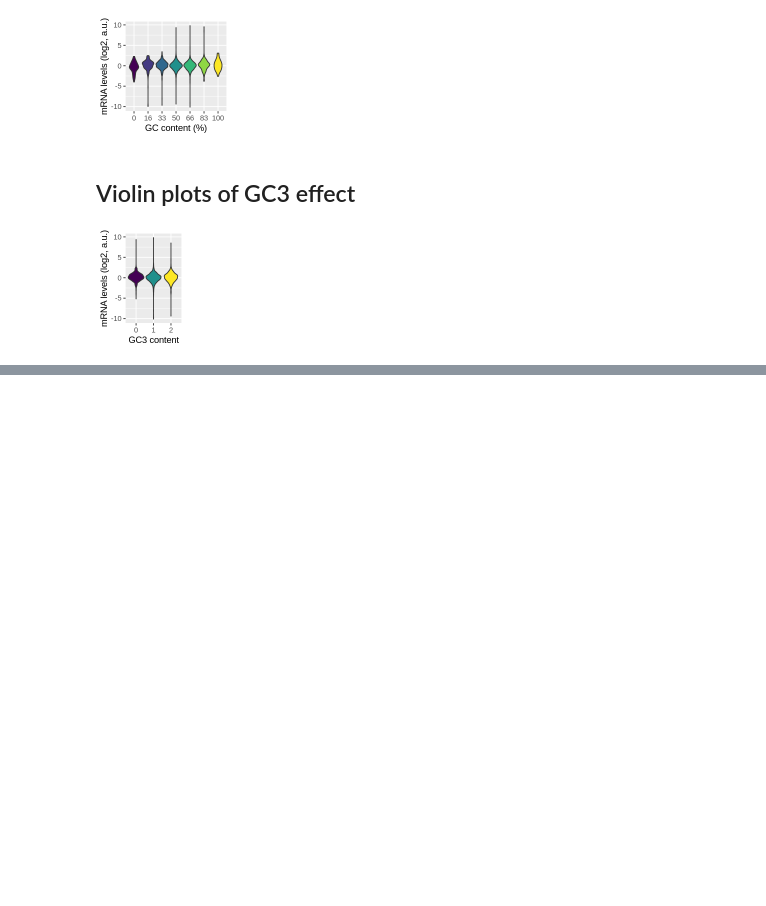
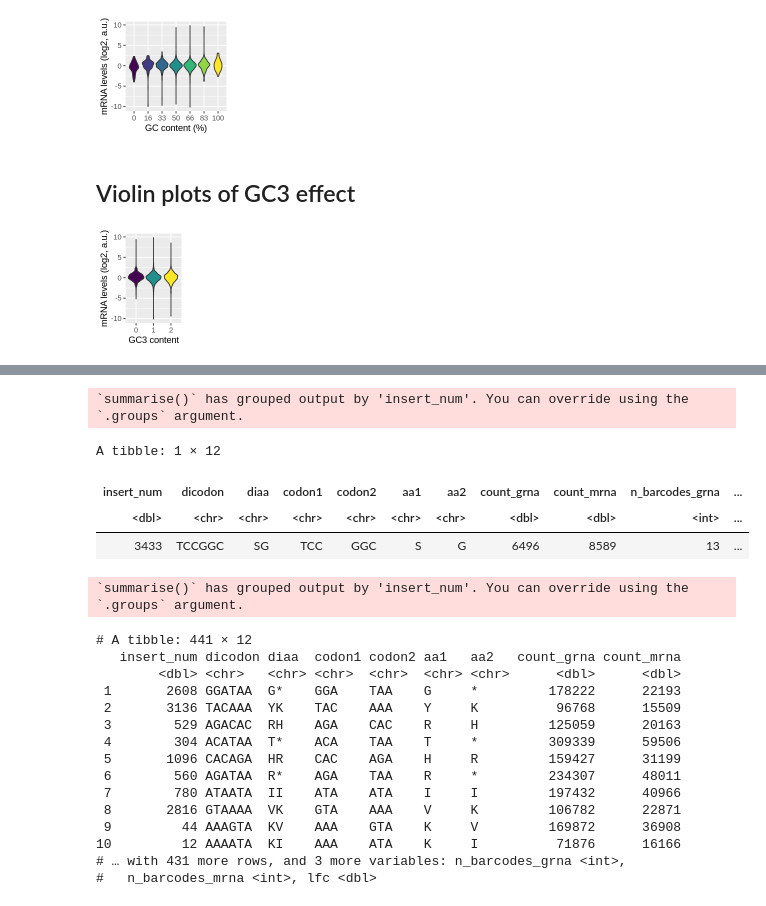
Before and after one commit to rasilab/burke_2022, a Jupyter notebook: analysis/barcode_seq/pool1_mrna/scripts/plot_8xdicodon_effects.ipynb, the cells around one changed output, grey strips where cells are left out. Cells and saved outputs as stored; diff of their text form; code cells hidden in the pictures; blank space fills up the shorter version.

```diff
--- a/analysis/barcode_seq/pool1_mrna/scripts/plot_8xdicodon_effects.ipynb
+++ b/analysis/barcode_seq/pool1_mrna/scripts/plot_8xdicodon_effects.ipynb
@@ -948,0 +943,58 @@ ggsave("../figures/gc3_content_violin.pdf", width = 1, height = 1.75)
+# %%
+# Get SG linker lfc value
+sg_value <- barcode_counts %>%
+  group_by(insert_num, sample_name) %>%
+  summarize(count = sum(barcode_count), n_barcodes = dplyr::n()) %>%
+  ungroup() %>%
+  inner_join(insert_annotations, by = "insert_num") %>%
+  filter(sample_name != 'gdna') %>%
+  filter(str_detect(dicodon, "TCCGGC")) %>%
+  pivot_wider(names_from = sample_name, values_from = c("count", "n_barcodes")) %>%
+  mutate(lfc = log2(count_mrna) - log2(count_grna))
+
+sg_value
+
+# Normalize by SG linker value
+sg_norm_diaa_lfc <- barcode_counts %>%
+  group_by(insert_num, sample_name) %>%
+  summarize(count = sum(barcode_count), n_barcodes = dplyr::n()) %>%
+  ungroup() %>%
+  inner_join(insert_annotations, by = "insert_num") %>%
+  filter(sample_name != 'gdna') %>%
+  group_by(diaa, aa1, aa2, sample_name) %>%
+  mutate(count = sum(count), n_barcodes = sum(n_barcodes)) %>%
+  ungroup() %>%
+  group_by(diaa, aa1, aa2) %>%
+  filter(sum(count) >= insert_reads_cutoff, sum(n_barcodes) >= n_barcodes_cutoff) %>%
+  ungroup() %>%
+  pivot_wider(names_from = sample_name, values_from = c("count", "n_barcodes")) %>%
+  mutate(lfc = log2(count_mrna) - log2(count_grna)) %>%
+  group_by(diaa, aa1, aa2) %>%
+  slice(1) %>%
+  ungroup() %>%
+  mutate(lfc = lfc - sg_value$lfc) %>%
+  arrange(lfc) %>% print
+
+# sg_norm_diaa_counts
+# %% [output]
+`summarise()` has grouped output by 'insert_num'. You can override using the `.groups` argument.
+A tibble: 1 × 12
+| insert_num | dicodon | diaa | codon1 | codon2 | aa1 | aa2 | count_grna | count_mrna | n_barcodes_grna | ... |
+| <dbl> | <chr> | <chr> | <chr> | <chr> | <chr> | <chr> | <dbl> | <dbl> | <int> | ... |
+| 3433 | TCCGGC | SG | TCC | GGC | S | G | 6496 | 8589 | 13 | ... |
+`summarise()` has grouped output by 'insert_num'. You can override using the `.groups` argument.
+# A tibble: 441 × 12
+   insert_num dicodon diaa  codon1 codon2 aa1   aa2   count_grna count_mrna
+        <dbl> <chr>   <chr> <chr>  <chr>  <chr> <chr>      <dbl>      <dbl>
+ 1       2608 GGATAA  G*    GGA    TAA    G     *         178222      22193
+ 2       3136 TACAAA  YK    TAC    AAA    Y     K          96768      15509
+ 3        529 AGACAC  RH    AGA    CAC    R     H         125059      20163
+ 4        304 ACATAA  T*    ACA    TAA    T     *         309339      59506
+ 5       1096 CACAGA  HR    CAC    AGA    H     R         159427      31199
+ 6        560 AGATAA  R*    AGA    TAA    R     *         234307      48011
+ 7        780 ATAATA  II    ATA    ATA    I     I         197432      40966
+ 8       2816 GTAAAA  VK    GTA    AAA    V     K         106782      22871
+ 9         44 AAAGTA  KV    AAA    GTA    K     V         169872      36908
+10         12 AAAATA  KI    AAA    ATA    K     I          71876      16166
+# … with 431 more rows, and 3 more variables: n_barcodes_grna <int>,
+#   n_barcodes_mrna <int>, lfc <dbl>
```
Also changed, not shown: parts of 7 cells of this notebook.
